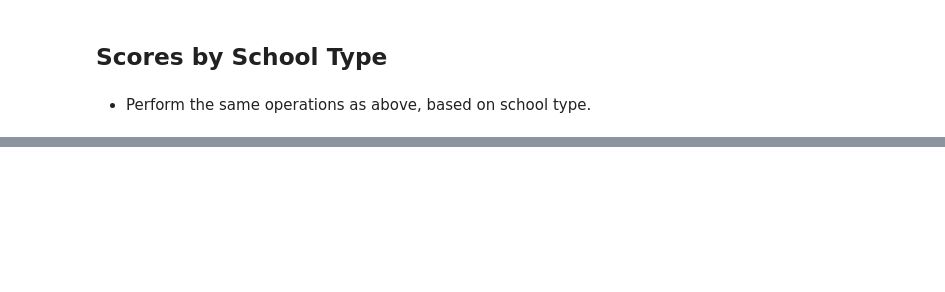
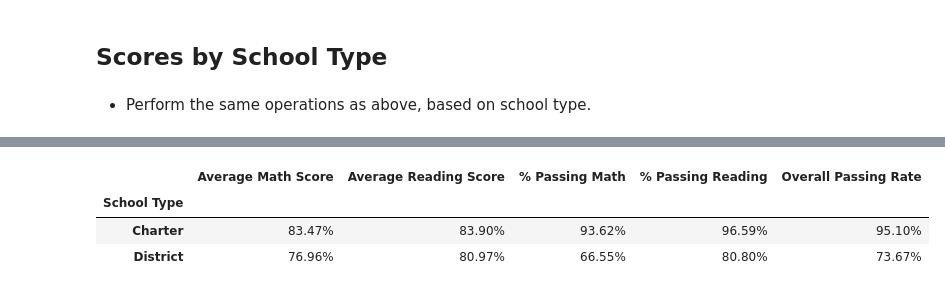
Before and after one commit to eanord4/pandas-challenge, a Jupyter notebook: PyCitySchools/PyCitySchools_EAN.ipynb, the cells around one changed output, grey strips where cells are left out. Drawn from its saved outputs; the diff is of its cells as text; code cells hidden in the pictures; blank space fills up the shorter version.

```diff
--- a/PyCitySchools/PyCitySchools_EAN.ipynb
+++ b/PyCitySchools/PyCitySchools_EAN.ipynb
@@ -352,0 +426,18 @@ group_names = ["Small (<1000)", "Medium (1000-2000)", "Large (2000-5000)"]
+# %%
+# scores by school type
+
+by_type = school_summary.groupby('school_type')
+by_type.first()
+
+formatted_school_summary(by_type[[
+    'average_math_score',
+    'average_reading_score',
+    'pct_passing_math',
+    'pct_passing_reading',
+    'overall_passing_rate'
+]].mean())
+# %% [output]
+|  | Average Math Score | Average Reading Score | % Passing Math | % Passing Reading | Overall Passing Rate |
+| School Type |  |  |  |  |  |
+| Charter | 83.47% | 83.90% | 93.62% | 96.59% | 95.10% |
+| District | 76.96% | 80.97% | 66.55% | 80.80% | 73.67% |
```
Also changed, not shown: parts of 14 cells of this notebook.
